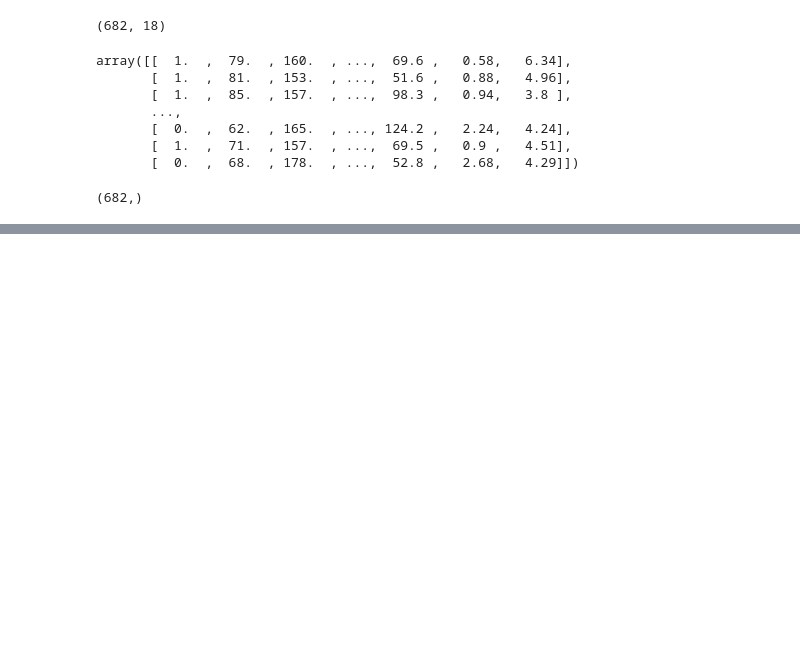
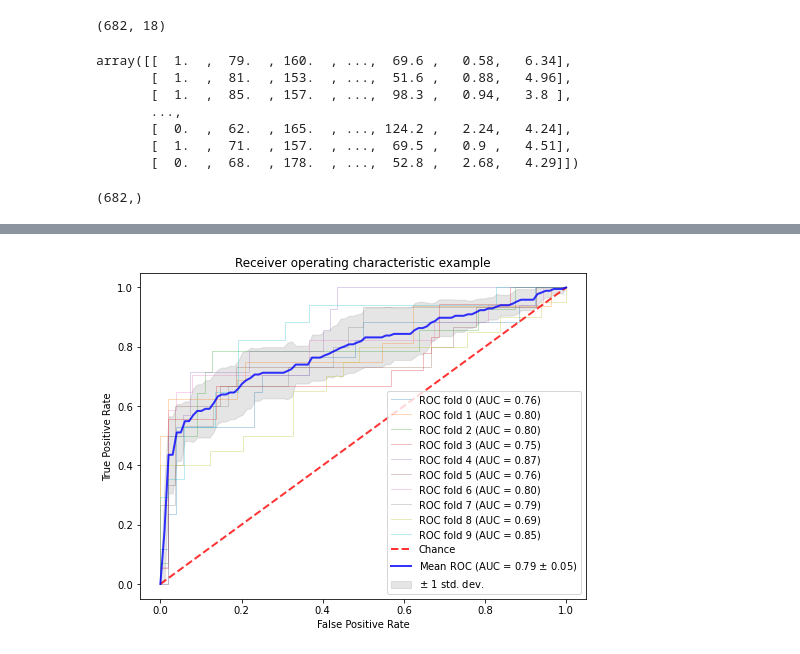
Before and after one commit to zenoWZH/sherry, a Jupyter notebook: Chinese_standard.ipynb, the cells around one changed output, grey strips where cells are left out. Drawn from its saved outputs; the diff is of its cells as text; code cells hidden in the pictures; blank space fills up the shorter version.

```diff
--- a/Chinese_standard.ipynb
+++ b/Chinese_standard.ipynb
@@ -358,7 +305,7 @@ from sklearn.model_selection import StratifiedKFold
 #if len(Y)
 n_classes = Y.shape
 cv = ShuffleSplit(10, test_size = .1, train_size = .9)
-classifier = GradientBoostingClassifier()
+classifier = GradientBoostingClassifier(n_estimators=45, max_depth= 4, max_features= 3)
 tprs = []
 aucs = []
 mean_fpr = np.linspace(0, 1, 100)
@@ -377,33 +324,35 @@ for train, test in cv.split(X, Y):
     roc_auc = auc(fpr, tpr)
     aucs.append(roc_auc)
     plt.plot(fpr, tpr, lw=1, alpha=0.3,
              label='ROC fold %d (AUC = %0.2f)' % (i, roc_auc))
 
     i += 1
 plt.plot([0, 1], [0, 1], linestyle='--', lw=2, color='r',
          label='Chance', alpha=.8)
 
 mean_tpr = np.mean(tprs, axis=0)
 mean_tpr[-1] = 1.0
 mean_auc = auc(mean_fpr, mean_tpr)
 std_auc = np.std(aucs)
 plt.plot(mean_fpr, mean_tpr, color='b',
          label=r'Mean ROC (AUC = %0.2f $\pm$ %0.2f)' % (mean_auc, std_auc),
          lw=2, alpha=.8)
 
 std_tpr = np.std(tprs, axis=0)
 tprs_upper = np.minimum(mean_tpr + std_tpr, 1)
 tprs_lower = np.maximum(mean_tpr - std_tpr, 0)
 plt.fill_between(mean_fpr, tprs_lower, tprs_upper, color='grey', alpha=.2,
                  label=r'$\pm$ 1 std. dev.')
 
 plt.xlim([-0.05, 1.05])
 plt.ylim([-0.05, 1.05])
 plt.xlabel('False Positive Rate')
 plt.ylabel('True Positive Rate')
 plt.title('Receiver operating characteristic example')
 plt.legend(loc="lower right")
 plt.show()
+# %% [output]
+[figure, added]
 # %%
 from numpy import interp
 import matplotlib.pyplot as plt
```
Also changed, not shown: parts of 9 cells of this notebook, 4 other files.
